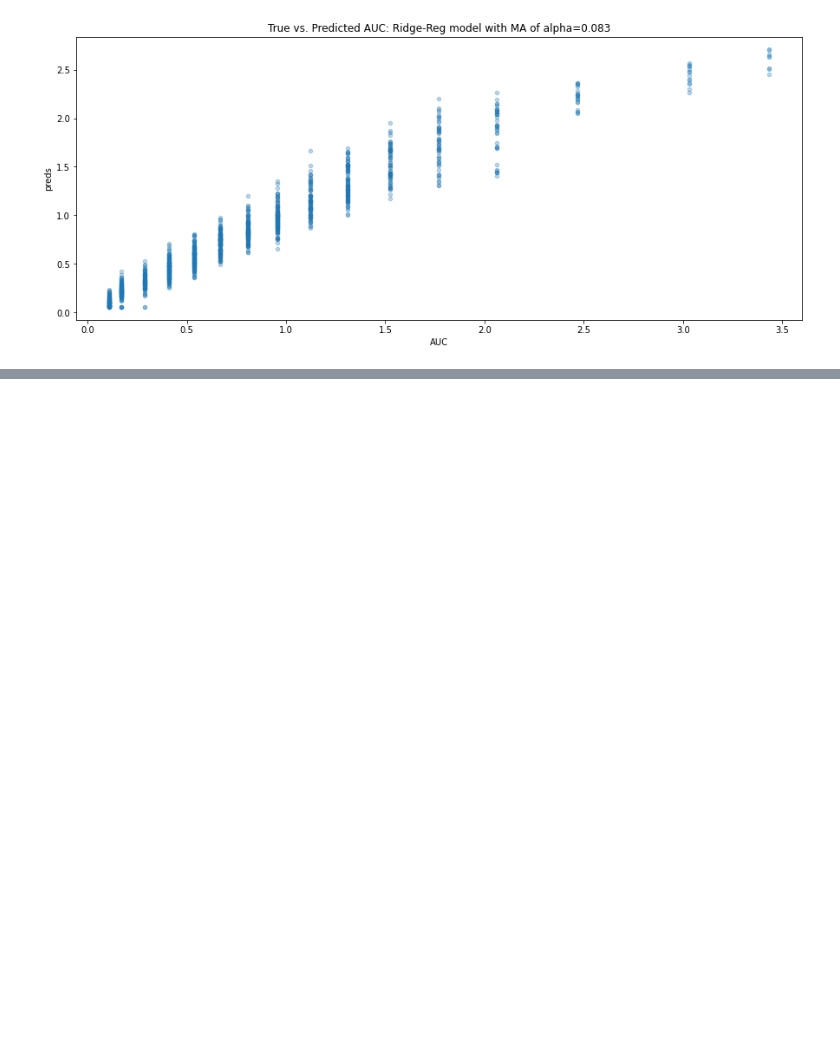
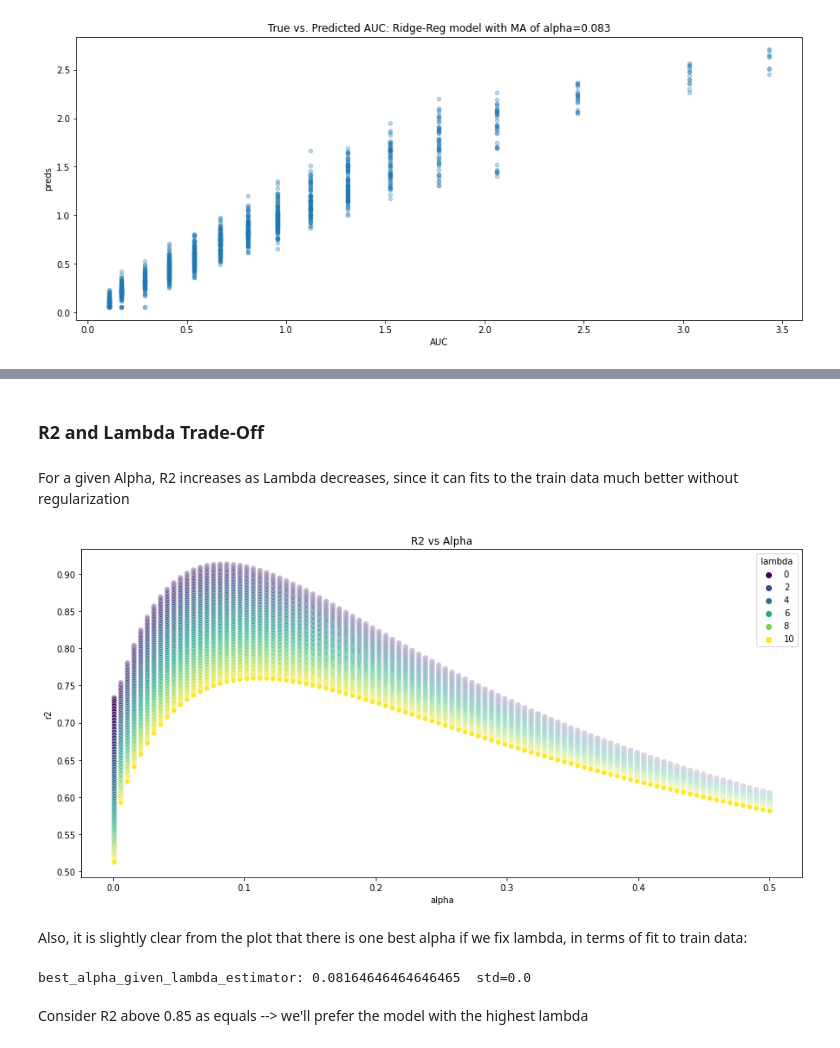
Before and after one commit to yuvfried/seminar-workshop, a Jupyter notebook: notebooks/Alternative_model_to_IB.ipynb, the cells around one changed output, grey strips where cells are left out. Saved outputs shown, nothing was run; the diff lists cells and outputs as text; code cells hidden in the pictures; blank space fills up the shorter version.

```diff
--- a/notebooks/Alternative_model_to_IB.ipynb
+++ b/notebooks/Alternative_model_to_IB.ipynb
@@ -231,0 +261,24 @@ plt.show()
+# %%
+lambdas = np.linspace(0,10, num=100)
+alphas = np.linspace(1e-3, .5, num=100)
+
+results = []
+for a in tqdm(range(len(alphas))):
+    data_with_features = preprocess_reg(df_model, ma_alpha=alphas[a])
+    train, test = split_block(data_with_features, test_size=.2, random_state=123)
+    for l in range(len(lambdas)):
+
+#     d_lambda[l] = {}
+        reg = ridge_with_ma(train, test,feature_cols=feature_cols, reg_lambda=lambdas[l])
+        train_preds = reg.predict(train[feature_cols])
+        test_preds = reg.predict(test[feature_cols])
+
+        results.append(
+            (alphas[a], lambdas[l], reg, r2_score(train["AUC"], train_preds),
+             mse(train["AUC"], train_preds), mse(test["AUC"], test_preds))
+        )
+
+df_res = pd.DataFrame.from_records(results, columns=["alpha", "lambda", "reg", "r2", "train_mse", "test_mse"])
+reg_obj_col = df_res['reg'].values
+df_res = df_res.drop(columns="reg").astype(float)
+df_res['reg'] = reg_obj_col
@@ -231,0 +326,25 @@ plt.show()
+# %% [markdown]
+### R2 and Lambda Trade-Off
+# %% [markdown]
+For a given Alpha, R2 increases as Lambda decreases, since it can fits to the train data much better without regularization
+# %%
+plt.figure(figsize=(15,7))
+sns.scatterplot(data=df_res, x='alpha', y='r2', hue='lambda', palette='viridis')
+plt.title("R2 vs Alpha")
+plt.show()
+# %% [output]
+[figure, added]
+# %% [markdown]
+Also, it is slightly clear from the plot that there is one best alpha if we fix lambda, in terms of fit to train data:
+# %%
+best_alphas = []
+for l in df_res['lambda'].unique():
+    best_alpha_given_lambda = df_res.loc[df_res['r2'] == df_res['r2'].max(), 'alpha'].max()
+    best_alphas.append(best_alpha_given_lambda)
+
+# There is one best alpha if we fix lambda to any value
+print(f"best_alpha_given_lambda_estimator: {np.mean(best_alphas)}\tstd={np.std(best_alphas)}")
+# %% [output]
+best_alpha_given_lambda_estimator: 0.08164646464646465  std=0.0
+# %% [markdown]
+Consider R2 above 0.85 as equals --> we'll prefer the model with the highest lambda
```
Also changed, not shown: parts of 13 cells of this notebook.
